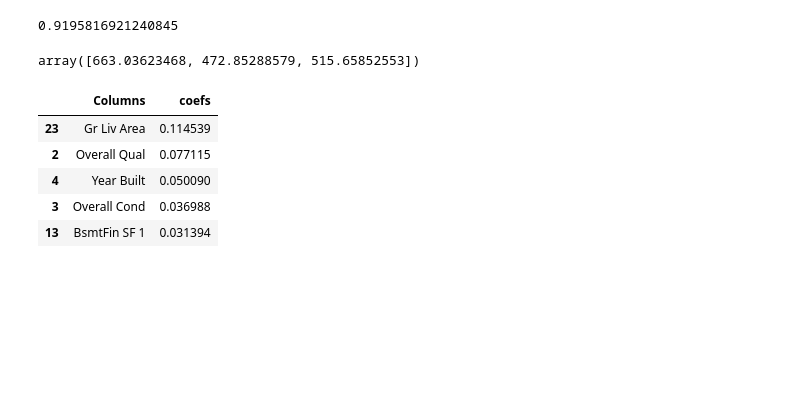
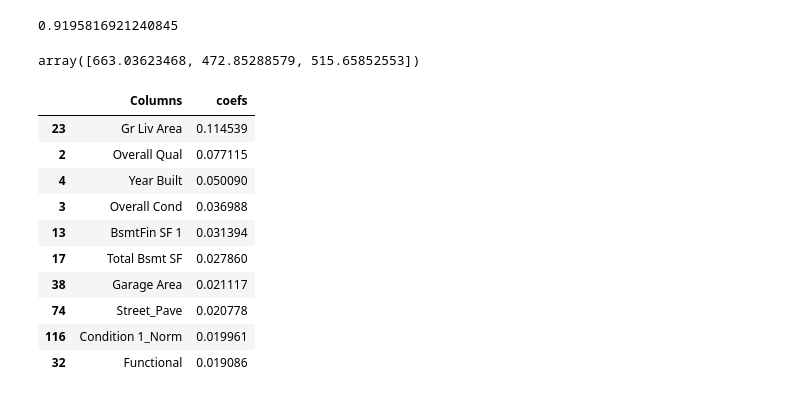
Before and after one commit to ianibogwu/Projects, a Jupyter notebook: GA-projects/01-Ames-housing/Cleaning_EDA.ipynb, the cells around one changed output. Saved outputs shown, nothing was run; the diff lists cells and outputs as text; code cells hidden in the pictures; blank space fills up the shorter version.

```diff
--- a/GA-projects/01-Ames-housing/Cleaning_EDA.ipynb
+++ b/GA-projects/01-Ames-housing/Cleaning_EDA.ipynb
@@ -695,11 +695,16 @@ predictions[1:4]
 array([663.03623468, 472.85288579, 515.65852553])
 # %%
 coefficents = pd.DataFrame({'Columns': x.columns, 'coefs': model_lasso.coef_})
-coefficents.sort_values(by = 'coefs', ascending = False).head()
+coefficents.sort_values(by = 'coefs', ascending = False).head(10)
 # %% [output]
 |  | Columns | coefs |
 | 23 | Gr Liv Area | 0.114539 |
 | 2 | Overall Qual | 0.077115 |
 | 4 | Year Built | 0.050090 |
 | 3 | Overall Cond | 0.036988 |
 | 13 | BsmtFin SF 1 | 0.031394 |
+| 17 | Total Bsmt SF | 0.027860 |
+| 38 | Garage Area | 0.021117 |
+| 74 | Street_Pave | 0.020778 |
+| 116 | Condition 1_Norm | 0.019961 |
+| 32 | Functional | 0.019086 |
```
Also changed, not shown: parts of 1 cell of this notebook.
